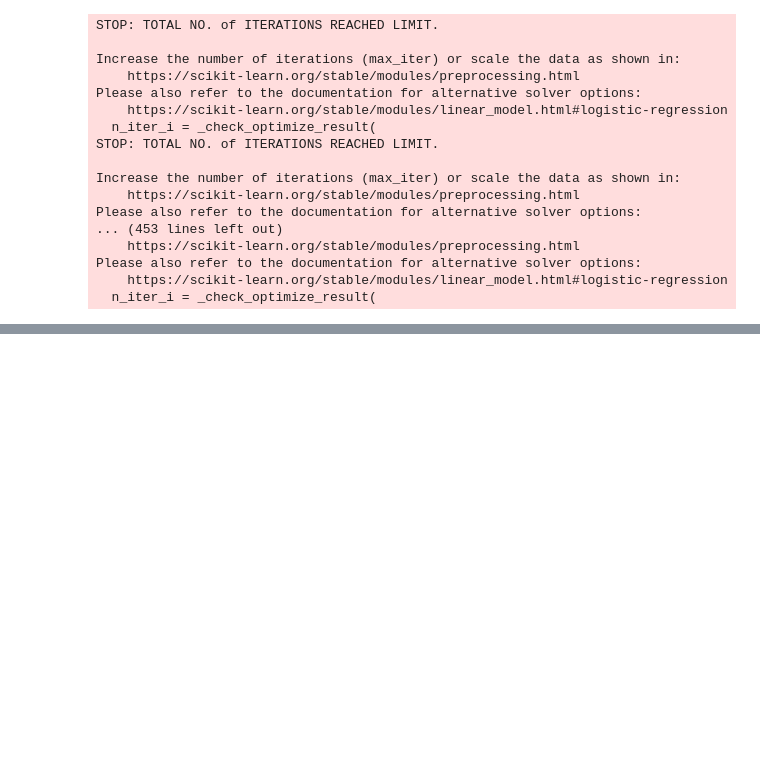
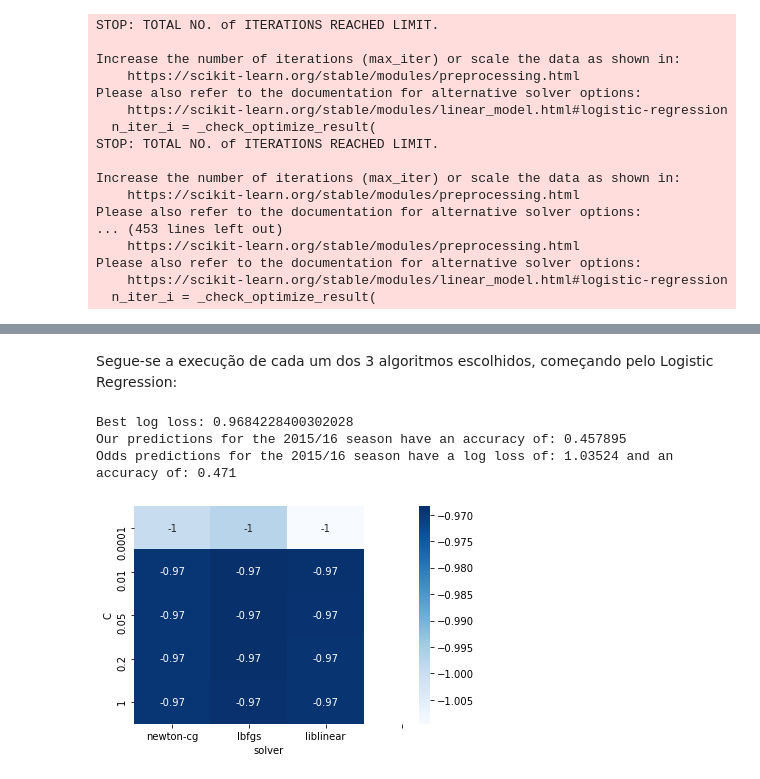
Before and after one commit to andremmori/IART-Project2, a Jupyter notebook: SoccerRegression.ipynb, the cells around one changed output, grey strips where cells are left out. Saved outputs shown, nothing was run; the diff lists cells and outputs as text; code cells hidden in the pictures; blank space fills up the shorter version.

```diff
--- a/SoccerRegression.ipynb
+++ b/SoccerRegression.ipynb
@@ -41,7 +44,6 @@ cursor.fetchall()
 Dado tratar-se de um _dataset_ extenso (~300MB) apenas serão consideradas partidas jogadas na English Premier League, já que corresponde a uma liga com um número razoável de equipas e jogos. Sendo assim, os passos seguintes têm como objetivo extrair informação acerca desta liga.
 # %%
 import pandas as pd
-from lxml import etree as et
 
 matches = pd.read_sql_query("select League.name, "
                             "Match.id, Match.season, Match.possession, Match.corner, Match.card, Match.foulcommit as foul, "
@@ -50,13 +52,6 @@ matches = pd.read_sql_query("select League.name, "
                             "Match.away_team_goal, stage, date, B365H, B365D, B365A "
                             "from League, Match on (League.id = Match.league_id), Team as T1 on (T1.team_api_id = Match.home_team_api_id), "
                             "Team as T2 on (T2.team_api_id = Match.away_team_api_id) where League.name = 'England Premier League'", conn)
-matches
 
-# Get possession XML data
-matches['possession'] = matches['possession'].apply(lambda x: et.fromstring(x))
-matches['card'] = matches['card'].apply(lambda x: et.fromstring(x))
-matches['foul'] = matches['foul'].apply(lambda x: et.fromstring(x))
-matches['corner'] = matches['corner'].apply(lambda x: et.fromstring(x))
-matches['shoton'] = matches['shoton'].apply(lambda x: et.fromstring(x))
-matches['shotoff'] = matches['shotoff'].apply(lambda x: et.fromstring(x))
+matches.head()
 # %% [output]
@@ -814 +483,56 @@ algorithm_results
+# %% [markdown]
+Segue-se a execução de cada um dos 3 algoritmos escolhidos, começando pelo Logistic Regression:
+# %%
+from sklearn.linear_model import LogisticRegression
+import seaborn as sb
+
+# Define our parameters to run a grid search over
+lr_grid = {
+    "C": [0.0001, 0.01, 0.05, 0.2, 1],
+    "solver": ["newton-cg", "lbfgs", "liblinear"]
+}
+
+kfold = StratifiedKFold(n_splits=5)
+
+gs = GridSearchCV(LogisticRegression(), param_grid=lr_grid, cv=kfold, scoring='neg_log_loss')
+gs.fit(all_x, all_y)
+print("Best log loss: {}".format(gs.best_score_ *-1))
+best_lr_params = gs.best_params_
+
+grid_visualization = gs.cv_results_['mean_test_score']
+grid_visualization.shape = (5, 3)
+sb.heatmap(grid_visualization, cmap='Blues', annot=True)
+plt.xticks(np.arange(4) + 0.5, gs.param_grid['solver'])
+plt.yticks(np.arange(5) + 0.5, gs.param_grid['C'])
+plt.xlabel('solver')
+plt.ylabel('C')
+
+
+# Get test predictions
+lr = LogisticRegression(**best_lr_params) # Instantiate the model
+lr.fit(train_x, train_y) # Fit our model
+lr_predict = lr.predict(holdout_x) # Predict the holdout values
+
+test_lr = LogisticRegression(**best_lr_params)
+test_lr.fit(all_x, all_y)
+# test_predictions_probs = lr.predict_proba(test_x)
+test_predictions = lr.predict(test_x)
+
+# test_ll = log_loss(test_y, test_predictions_probs)
+test_accuracy = (test_predictions == test_y).mean()
+
+print("Our predictions for the 2015/16 season have an accuracy of: {0:2f}".format(test_accuracy))
+
+# Get accuracy and log loss based on the odds
+odds_ll = log_loss(test_y, 1 / test_x[['f_awayOdds', 'f_drawOdds', 'f_homeOdds']])
+
+odds_predictions = test_x[['f_awayOdds', 'f_drawOdds', 'f_homeOdds']].apply(lambda row: row.idxmin()[2:6], axis=1).values
+odds_accuracy = (odds_predictions == le.inverse_transform(test_y)).mean()
+
+print("Odds predictions for the 2015/16 season have a log loss of: {0:.5f} and an accuracy of: {1:.3f}".format(odds_ll, odds_accuracy))
+# %% [output]
+Best log loss: 0.9684228400302028
+Our predictions for the 2015/16 season have an accuracy of: 0.457895
+Odds predictions for the 2015/16 season have a log loss of: 1.03524 and an accuracy of: 0.471
+[figure, added]
 # %%
```
Also changed, not shown: parts of 31 cells of this notebook, 1 other file.
